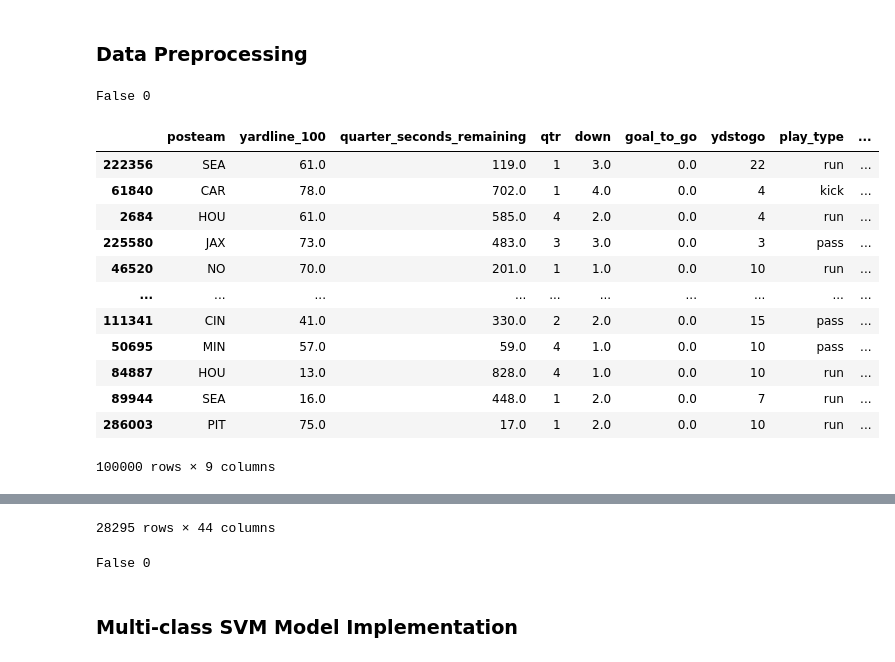
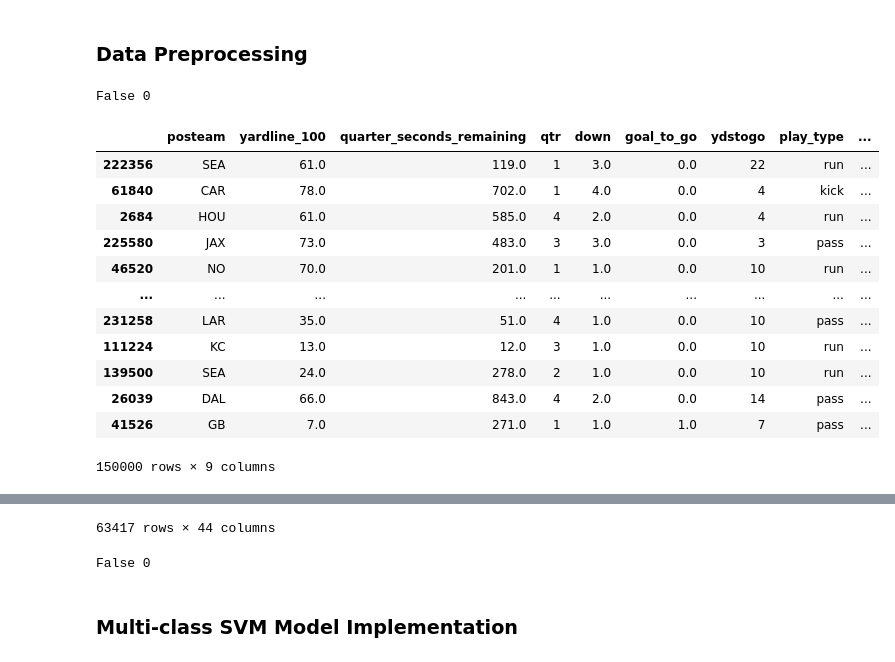
Before and after one commit to nnathalied/ECS-171-Team-19, a Jupyter notebook: ML_Models/nfl-super-svm-model.ipynb, the cells around one changed output, grey strips where cells are left out. Drawn from its saved outputs; the diff is of its cells as text; code cells hidden in the pictures.

```diff
--- a/ML_Models/nfl-super-svm-model.ipynb
+++ b/ML_Models/nfl-super-svm-model.ipynb
@@ -41,7 +42,7 @@ False 0
 ### Data Preprocessing
 # %%
 #Our 350,000 samples seem like a little too much, so sample about 10,000 rows
-sample = nfl1.sample(n=100000, random_state=21, axis=0)
+sample = nfl1.sample(n=150000, random_state=21, axis=0)
 print(sample.isnull().values.any(), sample.isnull().sum().sum())
 display(sample)
 #one-hot encode the categorical variables
@@ -59,40 +60,40 @@ cat_onehot_encoded["yardline_100"] = sample["yardline_100"]
 cat_onehot_encoded["quarter_seconds_remaining"] = sample["quarter_seconds_remaining"]
 cat_onehot_encoded["down"] = sample["down"]
 cat_onehot_encoded["goal_to_go"] = sample["goal_to_go"]
 cat_onehot_encoded["ydstogo"] = sample["ydstogo"]
 cat_onehot_encoded["score_margin"] = sample["score_margin"]
 
 
 cat_onehot_encoded["play_type"] = sample["play_type"]
 cat_onehot_encoded.dropna(inplace=True)
 
 
 display(cat_onehot_encoded)
 print(cat_onehot_encoded.isnull().values.any(), cat_onehot_encoded.isnull().sum().sum())
 #print(onehot_encoded.isnull().values.any())
 #split data into training and testing sets
 #seed: 21, train/test ratio: 0.2 test, 0.8 train
 
 
 
-x, y = cat_onehot_encoded.drop(["play_type"], axis=1), cat_onehot_encoded["play_type"]
+x, y = cat_onehot_encoded.drop(["play_type"], axis=1).to_numpy(), cat_onehot_encoded["play_type"].to_numpy()
 #Split data into training and testing sets
 X_train, X_test, y_train, y_test = train_test_split(x, y, test_size=0.2, random_state = 21)
 # %% [output]
 False 0
 |  | posteam | yardline_100 | quarter_seconds_remaining | qtr | down | goal_to_go | ydstogo | play_type | ... |
 | 222356 | SEA | 61.0 | 119.0 | 1 | 3.0 | 0.0 | 22 | run | ... |
 | 61840 | CAR | 78.0 | 702.0 | 1 | 4.0 | 0.0 | 4 | kick | ... |
 | 2684 | HOU | 61.0 | 585.0 | 4 | 2.0 | 0.0 | 4 | run | ... |
 | 225580 | JAX | 73.0 | 483.0 | 3 | 3.0 | 0.0 | 3 | pass | ... |
 | 46520 | NO | 70.0 | 201.0 | 1 | 1.0 | 0.0 | 10 | run | ... |
 | ... | ... | ... | ... | ... | ... | ... | ... | ... | ... |
-| 111341 | CIN | 41.0 | 330.0 | 2 | 2.0 | 0.0 | 15 | pass | ... |
-| 50695 | MIN | 57.0 | 59.0 | 4 | 1.0 | 0.0 | 10 | pass | ... |
-| 84887 | HOU | 13.0 | 828.0 | 4 | 1.0 | 0.0 | 10 | run | ... |
-| 89944 | SEA | 16.0 | 448.0 | 1 | 2.0 | 0.0 | 7 | run | ... |
-| 286003 | PIT | 75.0 | 17.0 | 1 | 2.0 | 0.0 | 10 | run | ... |
+| 231258 | LAR | 35.0 | 51.0 | 4 | 1.0 | 0.0 | 10 | pass | ... |
+| 111224 | KC | 13.0 | 12.0 | 3 | 1.0 | 0.0 | 10 | run | ... |
+| 139500 | SEA | 24.0 | 278.0 | 2 | 1.0 | 0.0 | 10 | run | ... |
+| 26039 | DAL | 66.0 | 843.0 | 4 | 2.0 | 0.0 | 14 | pass | ... |
+| 41526 | GB | 7.0 | 271.0 | 1 | 1.0 | 1.0 | 7 | pass | ... |
-100000 rows × 9 columns
+150000 rows × 9 columns
 |  | posteam_ARI | posteam_ATL | posteam_BAL | posteam_BUF | posteam_CAR | posteam_CHI | posteam_CIN | ... |
 | 1 | 0.0 | 0.0 | 0.0 | 0.0 | 1.0 | 0.0 | 0.0 | ... |
 | 2 | 0.0 | 0.0 | 0.0 | 0.0 | 0.0 | 0.0 | 0.0 | ... |
@@ -108,4 +109,4 @@ False 0
-28295 rows × 44 columns
+63417 rows × 44 columns
 False 0
 # %% [markdown]
 ### Multi-class SVM Model Implementation
```
Also changed, not shown: parts of 3 cells of this notebook.
